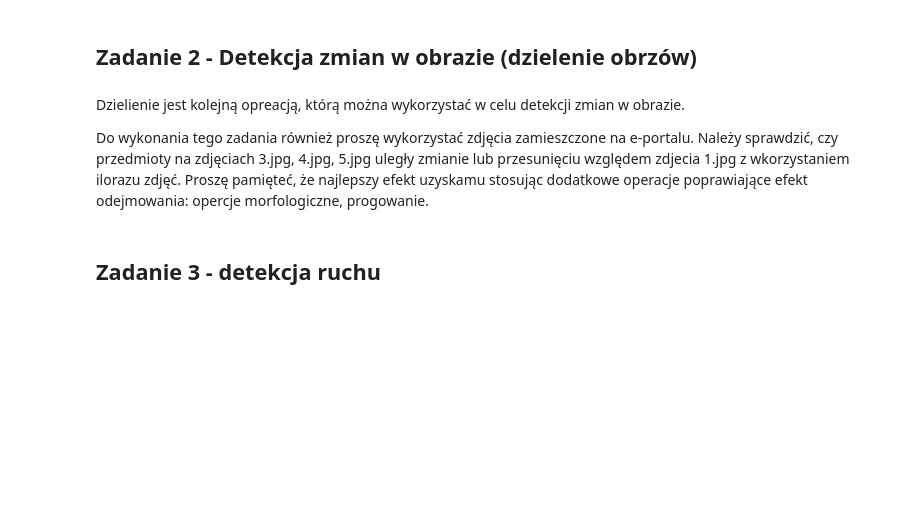
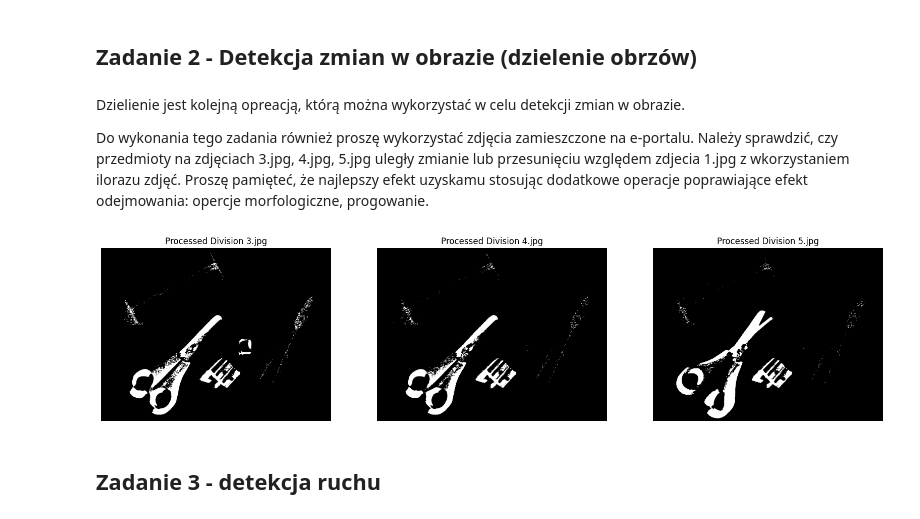
Before and after one commit to paulpel/Visual-Lab, a Jupyter notebook: Lab7/Lab7.ipynb, the cells around one changed output. Saved outputs shown, nothing was run; the diff lists cells and outputs as text; code cells hidden in the pictures; blank space fills up the shorter version.

```diff
--- a/Lab7/Lab7.ipynb
+++ b/Lab7/Lab7.ipynb
@@ -69,6 +68,43 @@ plt.show()
 Dzielienie jest kolejną opreacją, którą można wykorzystać w celu detekcji zmian w obrazie.
 
 Do wykonania tego zadania również proszę wykorzystać zdjęcia zamieszczone na e-portalu. Należy sprawdzić, czy przedmioty na zdjęciach 3.jpg, 4.jpg, 5.jpg uległy zmianie lub przesunięciu względem zdjecia 1.jpg z wkorzystaniem ilorazu zdjęć. Proszę pamięteć, że najlepszy efekt uzyskamu stosując dodatkowe operacje poprawiające efekt odejmowania: opercje morfologiczne, progowanie.
+# %%
+import cv2
+import numpy as np
+import matplotlib.pyplot as plt
+
+def divide_images(img1, img2):
+    img1_float = img1.astype(float)
+    img2_float = img2.astype(float)
+    result = cv2.divide(img1_float, img2_float)
+    return result
+
+def process_divided_image(image):
+    _, thresh = cv2.threshold(image, 1, 255, cv2.THRESH_BINARY)
+
+    kernel = np.ones((1, 1), np.uint8)
+    morph = cv2.morphologyEx(thresh, cv2.MORPH_CLOSE, kernel)
+    return morph
+
+ref_image = cv2.imread('1.jpg', cv2.IMREAD_GRAYSCALE)
+
+divided_images = []
+
+for i in [3, 4, 5]:
+    comp_image = cv2.imread(f'{i}.jpg', cv2.IMREAD_GRAYSCALE)
+    div_result = divide_images(ref_image, comp_image)
+    divided_images.append(div_result)
+
+processed_images_no_epsilon = [process_divided_image(img) for img in divided_images]
+
+fig, axes = plt.subplots(1, len(processed_images_no_epsilon), figsize=(20, 5))
+for ax, img, title in zip(axes, processed_images_no_epsilon, ['Processed Division with 3.jpg', 'Processed Division with 4.jpg', 'Processed Division with 5.jpg']):
+    ax.imshow(img, cmap='gray')
+    ax.set_title(title)
+    ax.axis('off')
+plt.show()
+# %% [output]
+[figure, added]
 # %% [markdown]
 ## Zadanie 3 - detekcja ruchu
 # %% [markdown]
```
Also changed, not shown: parts of 2 cells of this notebook.
